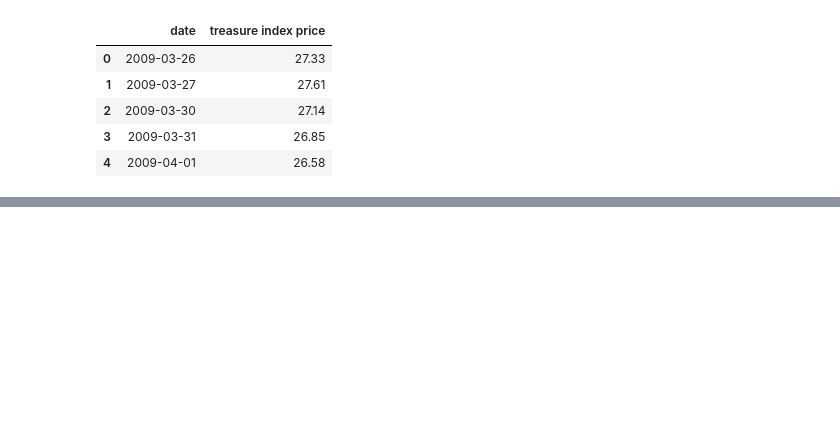
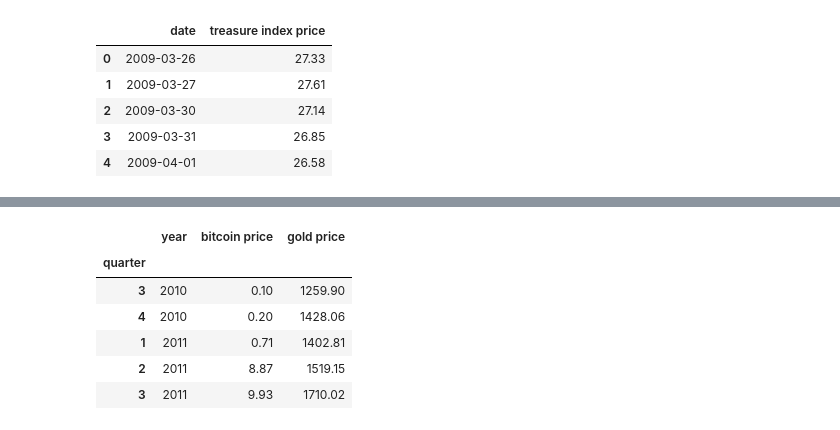
Before and after one commit to hanson0629/project1_repo, a Jupyter notebook: project1_draft.ipynb, the cells around one changed output, grey strips where cells are left out. Saved outputs shown, nothing was run; the diff lists cells and outputs as text; code cells hidden in the pictures; blank space fills up the shorter version.

```diff
--- a/project1_draft.ipynb
+++ b/project1_draft.ipynb
@@ -168,0 +183,6 @@ join_data_per_quarter.head()
+# %%
+join_gold_per_quarter = join_gold_quarter.set_index('quarter')
+join_bloom_per_quarter = join_bloom_quarter.set_index('quarter')
+join_cpi_per_quarter = join_cpi_quarter.set_index('quarter')
+join_treasure_per_quarter = join_treasure_quarter.set_index('quarter')
+join_crude_per_quarter = join_crude_quarter.set_index('quarter')
@@ -168,0 +191,10 @@ join_data_per_quarter.head()
+# %%
+join_gold_per_quarter.head()
+# %% [output]
+|  | year | bitcoin price | gold price |
+| quarter |  |  |  |
+| 3 | 2010 | 0.10 | 1259.90 |
+| 4 | 2010 | 0.20 | 1428.06 |
+| 1 | 2011 | 0.71 | 1402.81 |
+| 2 | 2011 | 8.87 | 1519.15 |
+| 3 | 2011 | 9.93 | 1710.02 |
```
Also changed, not shown: parts of 33 cells of this notebook, 9 other files.
